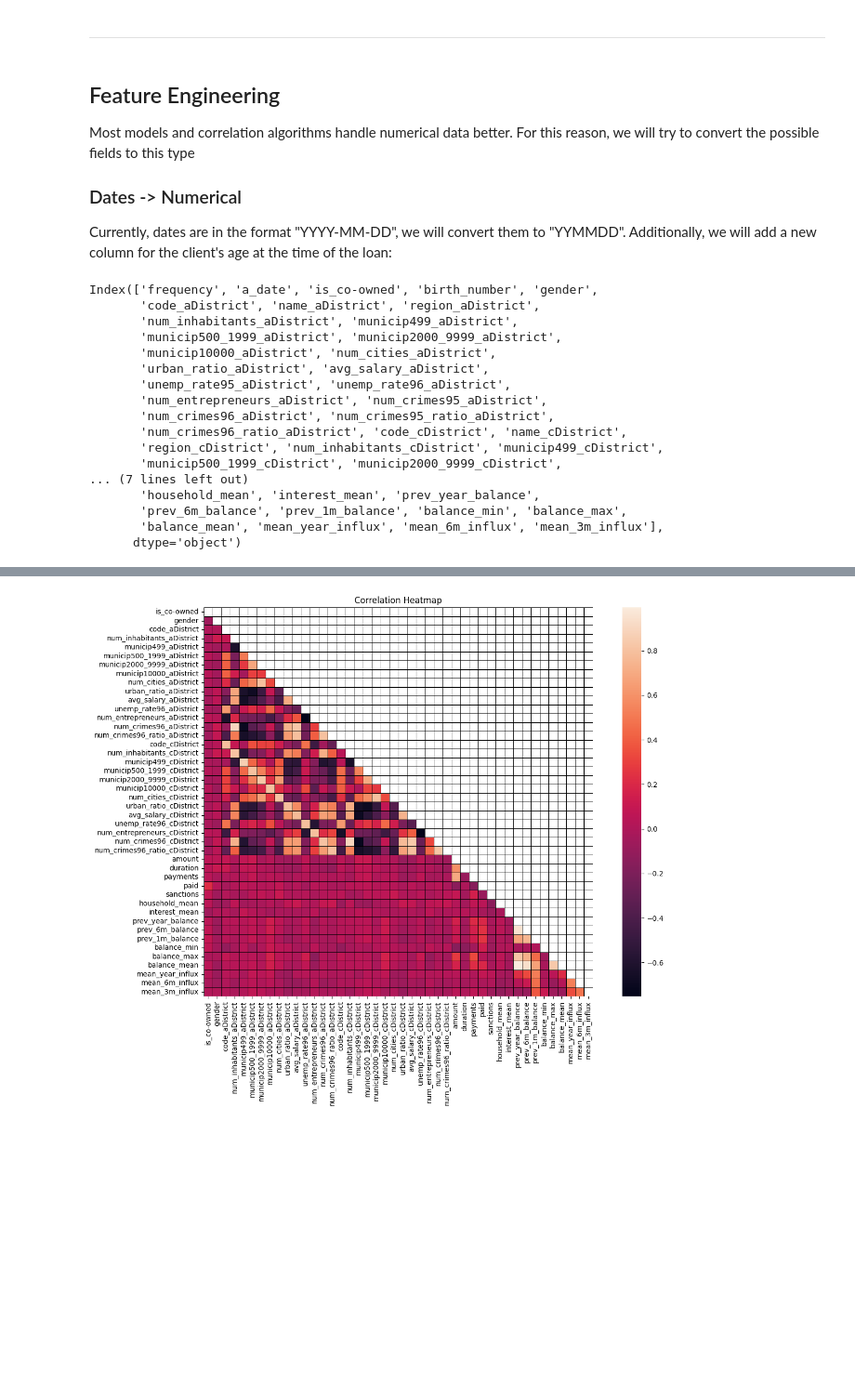
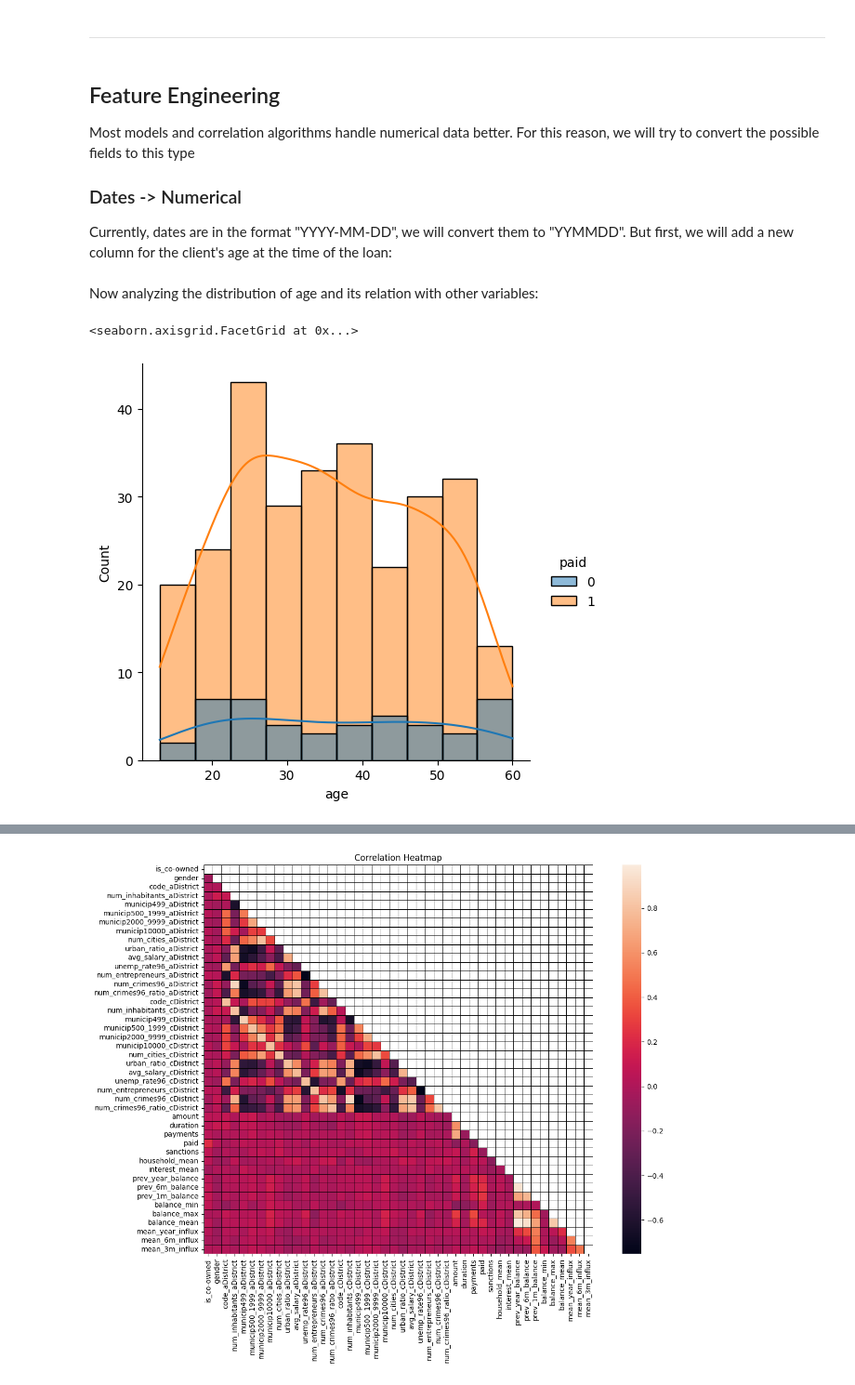
Before and after one commit to ruialves35/feup-ac, a Jupyter notebook: src/analysis/featureExtraction.ipynb, the cells around one changed output, grey strips where cells are left out. Shown: that part at 93% size. Drawn from its saved outputs; the diff is of its cells as text; code cells hidden in the pictures; blank space fills up the shorter version.

```diff
--- a/src/analysis/featureExtraction.ipynb
+++ b/src/analysis/featureExtraction.ipynb
@@ -49,27 +51,8 @@ As we can see, the 'type' and 'operation' columns have a very high correlation.
 Most models and correlation algorithms handle numerical data better. For this reason, we will try to convert the possible fields to this type
 
 ### Dates -> Numerical
-Currently, dates are in the format "YYYY-MM-DD", we will convert them to "YYMMDD". Additionally, we will add a new column for the client's age at the time of the loan:
+Currently, dates are in the format "YYYY-MM-DD", we will convert them to "YYMMDD".
+But first, we will add a new column for the client's age at the time of the loan:
-# %%
-joined_data.columns
-# %% [output]
-Index(['frequency', 'a_date', 'is_co-owned', 'birth_number', 'gender',
-       'code_aDistrict', 'name_aDistrict', 'region_aDistrict',
-       'num_inhabitants_aDistrict', 'municip499_aDistrict',
-       'municip500_1999_aDistrict', 'municip2000_9999_aDistrict',
-       'municip10000_aDistrict', 'num_cities_aDistrict',
-       'urban_ratio_aDistrict', 'avg_salary_aDistrict',
-       'unemp_rate95_aDistrict', 'unemp_rate96_aDistrict',
-       'num_entrepreneurs_aDistrict', 'num_crimes95_aDistrict',
-       'num_crimes96_aDistrict', 'num_crimes95_ratio_aDistrict',
-       'num_crimes96_ratio_aDistrict', 'code_cDistrict', 'name_cDistrict',
-       'region_cDistrict', 'num_inhabitants_cDistrict', 'municip499_cDistrict',
-       'municip500_1999_cDistrict', 'municip2000_9999_cDistrict',
-... (7 lines left out)
-       'household_mean', 'interest_mean', 'prev_year_balance',
-       'prev_6m_balance', 'prev_1m_balance', 'balance_min', 'balance_max',
-       'balance_mean', 'mean_year_influx', 'mean_6m_influx', 'mean_3m_influx'],
-      dtype='object')
 # %%
 def find_year(df):
     # Create a new age column with the client's age
@@ -90,3 +73,10 @@ def find_year(df):
 
 if not IS_LOADED:
     find_year(joined_data)
+# %% [markdown]
+Now analyzing the distribution of age and its relation with other variables:
+# %%
+sb.displot(x="age", data=joined_data, kde=True, hue="paid")
+# %% [output]
+<seaborn.axisgrid.FacetGrid at 0x...>
+[figure, added]
```
Also changed, not shown: parts of 7 cells of this notebook.
